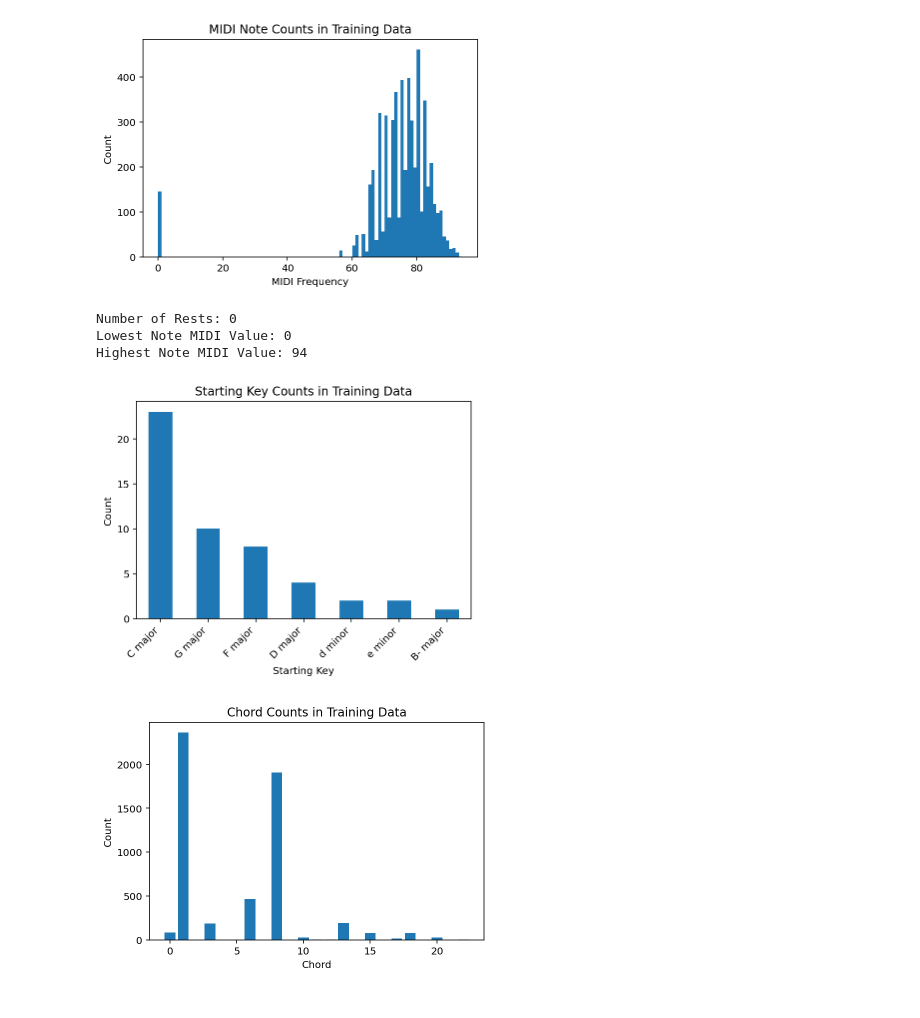
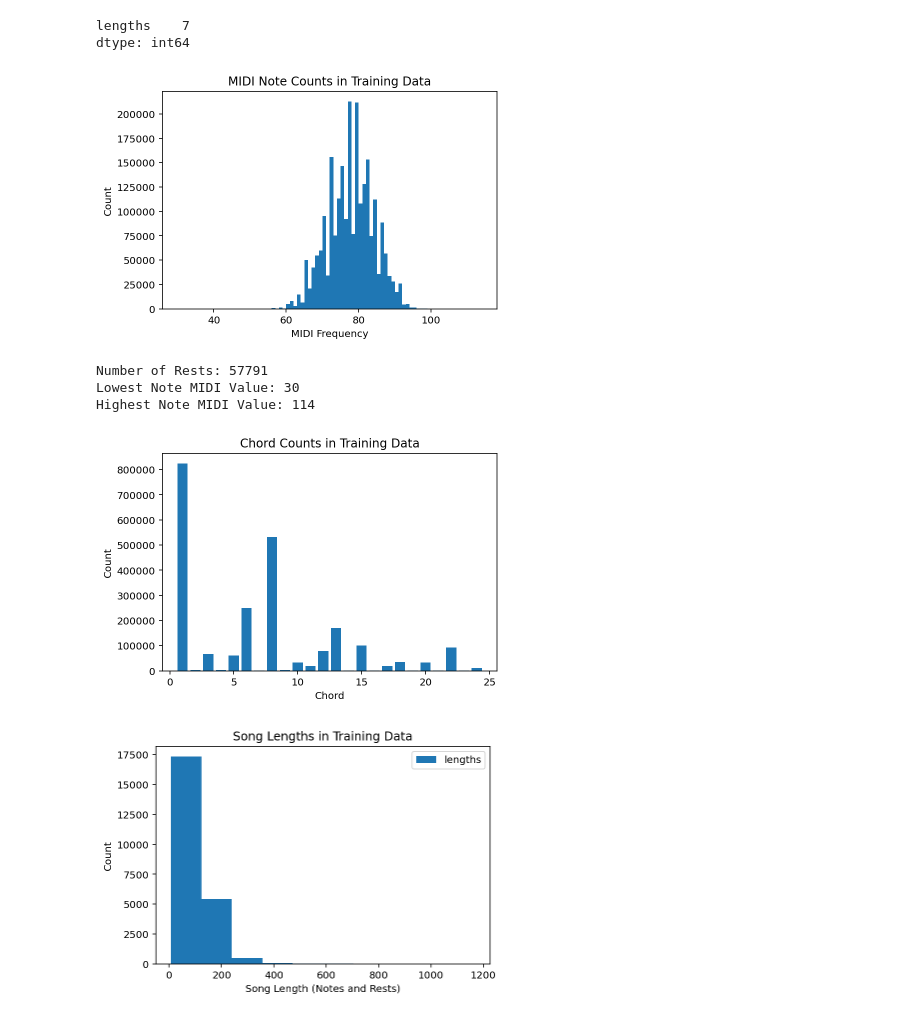
Before and after one commit to adamwellsward/Portfolio_Projects, a Jupyter notebook: visualization.ipynb, the cells around one changed output. Cells and saved outputs as stored; diff of their text form; code cells hidden in the pictures.

Commit message:
Current visualizations for redaction

```diff
--- a/visualization.ipynb
+++ b/visualization.ipynb
@@ -8,7 +9,8 @@ import numpy as np
 RANDOM_STATE = 42
 # %%
 #  load in the dataset
-train, test = abc.load_harmonization_train_test()
+# train, test = abc.load_harmonization_train_test()
+train_set, train_lengths, _, val_set, val_lengths, _ = load_datasets()
 # %%
 def get_visualization_counts(output: pd.Series) -> pd.DataFrame:
     """
@@ -71,13 +73,16 @@ def get_visualization_counts(output: pd.Series) -> pd.DataFrame:
 # test it
 # vis_df = get_visualization_counts(train_set)
 # vis_df.head(5)
-# train_set[:50]
+train_lengths.min()
+# %% [output]
+lengths    7
+dtype: int64
 # %%
 # plot the counts of the MIDI frequencies
 # get all of the notes (count the rests and remove them)
-all_notes = np.concatenate([np.array(x) for x in vis_df['melody']])
-num_rests = np.sum(all_notes == '-')
-all_notes = all_notes[all_notes != '-']
+all_notes = train_set['melody'].values
+num_rests = np.sum(all_notes == 0)
+all_notes = all_notes[all_notes != 0]
 
 # get the high and low values and set the bins
 low = np.min(all_notes)
@@ -85,45 +90,46 @@ high = np.max(all_notes)
 bins = np.linspace(low, high, high - low + 1)
 
 # plot
 plt.hist(all_notes, bins=bins)
 plt.title("MIDI Note Counts in Training Data")
 plt.xlabel("MIDI Frequency")
 plt.ylabel("Count")
 plt.show()
 
 # print descriptive statistics
 print("Number of Rests:", num_rests)
 print("Lowest Note MIDI Value:", low)
 print("Highest Note MIDI Value:", high)
 
 # create a bar graph of the starting keys
-vis_df['keys'].value_counts().plot.bar()
-plt.xticks(rotation=45, ha="right")
-plt.title("Starting Key Counts in Training Data")
-plt.xlabel("Starting Key")
-plt.ylabel("Count")
-plt.show()
+# TODO: Use the new key column to do this
+# vis_df['keys'].value_counts().plot.bar()
+# plt.xticks(rotation=45, ha="right")
+# plt.title("Starting Key Counts in Training Data")
+# plt.xlabel("Starting Key")
+# plt.ylabel("Count")
+# plt.show()
 
 # create a histogram of the chords
-all_chords = np.concatenate([np.array(x) for x in vis_df['chords']])
-all_chords = all_chords[all_chords != '-']
+all_chords = train_set['chord'].values
+all_chords = all_chords[all_chords != 0]
 chord_list, counts = np.unique(all_chords, return_counts=True)
 plt.bar(chord_list, counts)
 plt.title("Chord Counts in Training Data")
 plt.xlabel("Chord")
 plt.ylabel("Count")
 plt.show()
 
 # plot the song lengths (number of notes and rests in the song)
-vis_df['length'].plot(kind='hist')
+train_lengths.plot(kind='hist')
 plt.title("Song Lengths in Training Data")
 plt.xlabel("Song Length (Notes and Rests)")
 plt.ylabel("Count")
 plt.show()
 # %% [output]
-[figure, old version]
+[figure, new version]
-Number of Rests: 0
-Lowest Note MIDI Value: 0
-Highest Note MIDI Value: 94
+Number of Rests: 57791
+Lowest Note MIDI Value: 30
+Highest Note MIDI Value: 114
-[figure, old version]
+[figure, new version]
-[figure, old version]
+[figure, new version]
```
Also changed, not shown: parts of 5 cells of this notebook.
